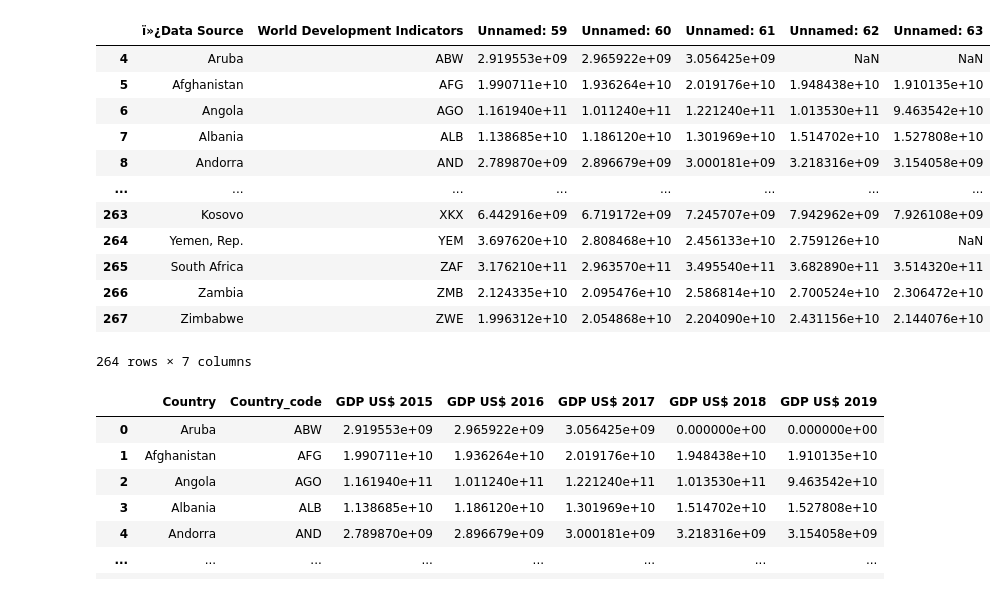
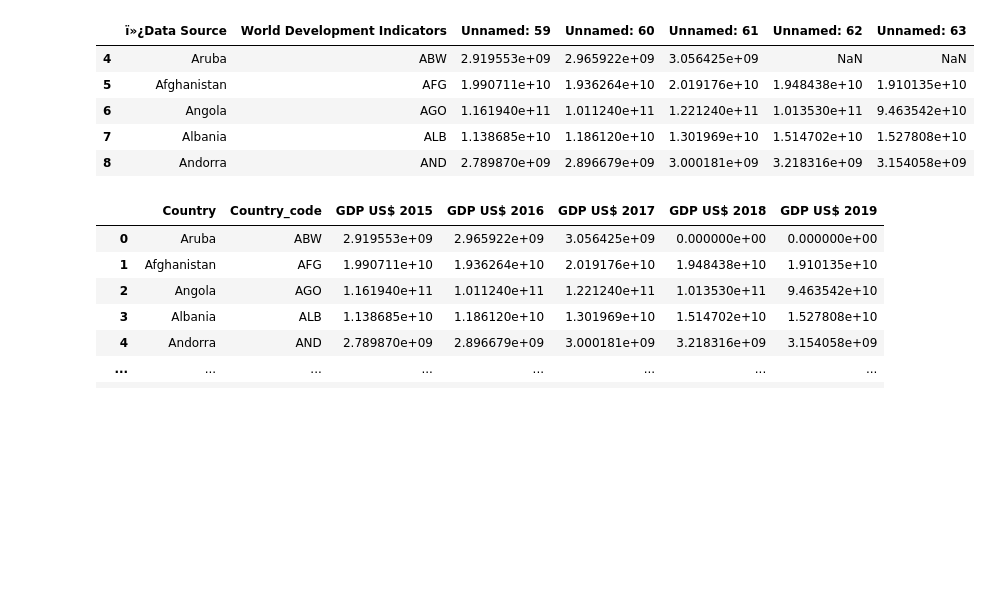
Before and after one commit to Brunadiasmiguel/Women_government_GDP, a Jupyter notebook: Data_cleaning.ipynb, the cells around one changed output. Saved outputs shown, nothing was run; the diff lists cells and outputs as text; code cells hidden in the pictures; blank space fills up the shorter version.

```diff
--- a/Data_cleaning.ipynb
+++ b/Data_cleaning.ipynb
@@ -36,25 +56,20 @@ GDP.columns
 
 GDPdrop=['Unnamed: 2','Unnamed: 3', 'Unnamed: 4', 'Unnamed: 5', 'Unnamed: 6', 'Unnamed: 7','Unnamed: 8', 'Unnamed: 9', 'Unnamed: 10', 'Unnamed: 11', 'Unnamed: 12','Unnamed: 13', 'Unnamed: 14', 'Unnamed: 15', 'Unnamed: 16','Unnamed: 17', 'Unnamed: 18', 'Unnamed: 19', 'Unnamed: 20','Unnamed: 21', 'Unnamed: 22', 'Unnamed: 23', 'Unnamed: 24','Unnamed: 25', 'Unnamed: 26', 'Unnamed: 27', 'Unnamed: 28','Unnamed: 29', 'Unnamed: 30', 'Unnamed: 31', 'Unnamed: 32','Unnamed: 33', 'Unnamed: 34', 'Unnamed: 35', 'Unnamed: 36','Unnamed: 37', 'Unnamed: 38', 'Unnamed: 39', 'Unnamed: 40','Unnamed: 41', 'Unnamed: 42', 'Unnamed: 43', 'Unnamed: 44','Unnamed: 45', 'Unnamed: 46', 'Unnamed: 47', 'Unnamed: 48','Unnamed: 49', 'Unnamed: 50', 'Unnamed: 51', 'Unnamed: 52','Unnamed: 53', 'Unnamed: 54', 'Unnamed: 55', 'Unnamed: 56','Unnamed: 57','Unnamed: 58' ]
 # %%
+#drop columns
+
 GDP=GDP.drop(GDPdrop, axis=1)
 
 #check it was successful
 
-GDP
+GDP.head()
 # %% [output]
 |  | ï»¿Data Source | World Development Indicators | Unnamed: 59 | Unnamed: 60 | Unnamed: 61 | Unnamed: 62 | Unnamed: 63 |
 | 4 | Aruba | ABW | 2.919553e+09 | 2.965922e+09 | 3.056425e+09 | NaN | NaN |
 | 5 | Afghanistan | AFG | 1.990711e+10 | 1.936264e+10 | 2.019176e+10 | 1.948438e+10 | 1.910135e+10 |
 | 6 | Angola | AGO | 1.161940e+11 | 1.011240e+11 | 1.221240e+11 | 1.013530e+11 | 9.463542e+10 |
 | 7 | Albania | ALB | 1.138685e+10 | 1.186120e+10 | 1.301969e+10 | 1.514702e+10 | 1.527808e+10 |
 | 8 | Andorra | AND | 2.789870e+09 | 2.896679e+09 | 3.000181e+09 | 3.218316e+09 | 3.154058e+09 |
-| ... | ... | ... | ... | ... | ... | ... | ... |
-| 263 | Kosovo | XKX | 6.442916e+09 | 6.719172e+09 | 7.245707e+09 | 7.942962e+09 | 7.926108e+09 |
-| 264 | Yemen, Rep. | YEM | 3.697620e+10 | 2.808468e+10 | 2.456133e+10 | 2.759126e+10 | NaN |
-| 265 | South Africa | ZAF | 3.176210e+11 | 2.963570e+11 | 3.495540e+11 | 3.682890e+11 | 3.514320e+11 |
-| 266 | Zambia | ZMB | 2.124335e+10 | 2.095476e+10 | 2.586814e+10 | 2.700524e+10 | 2.306472e+10 |
-| 267 | Zimbabwe | ZWE | 1.996312e+10 | 2.054868e+10 | 2.204090e+10 | 2.431156e+10 | 2.144076e+10 |
-264 rows × 7 columns
 # %%
 #replace NAN
 
```
Also changed, not shown: parts of 13 cells of this notebook.
